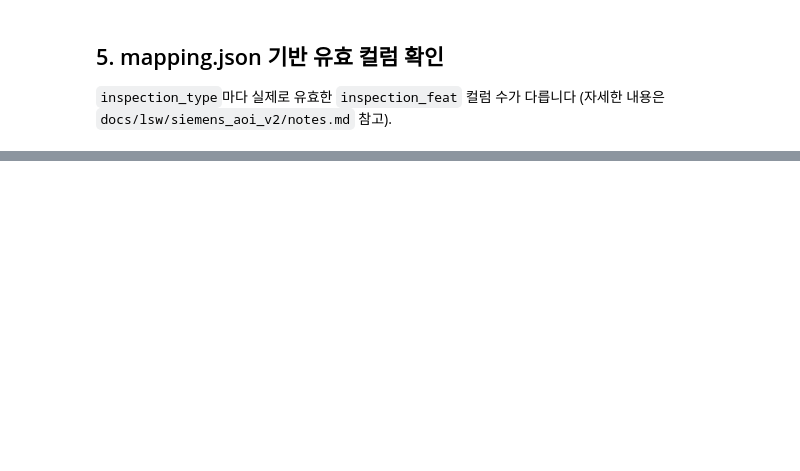
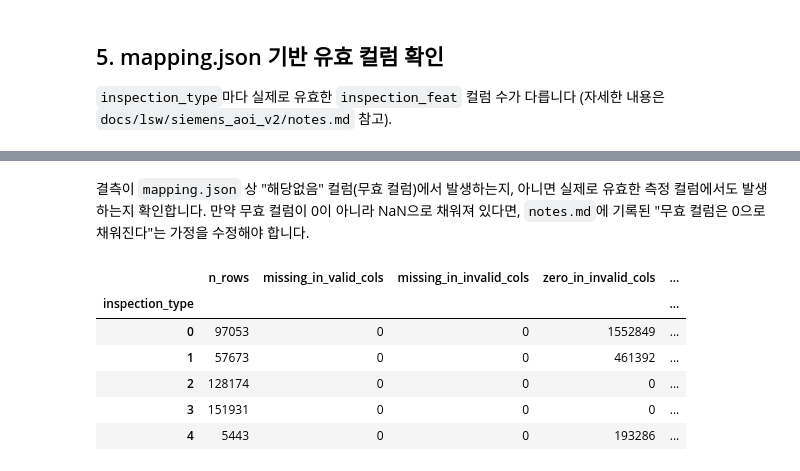
Before and after one commit to hakeee0331/seiemens_aoi_ML_practice, a Jupyter notebook: notebooks/0823_lsw_001_eda.ipynb, the cells around one changed output, grey strips where cells are left out. Drawn from its saved outputs; the diff is of its cells as text; code cells hidden in the pictures; blank space fills up the shorter version.

Commit message:
exp: EDA 노트북 결측치/상수열/중복행/시간커버리지 탐색 추가
mapping.json 기반 상수열, 무효 컬럼 값 패턴, 중복행, 시간 공백을
확인하는 셀을 추가하고 전체 재실행했다. 실험 상태를 완료로 갱신.

```diff
--- a/notebooks/0823_lsw_001_eda.ipynb
+++ b/notebooks/0823_lsw_001_eda.ipynb
@@ -55,0 +91,12 @@ for inspection_type, valid_columns in inspection_type_mapping.items():
+# %%
+feat_cols = [c for c in df.columns if c.startswith("inspection_feat")]
+
+constant_cols_by_type = {}
+for inspection_type, valid_columns in inspection_type_mapping.items():
+    subset = df.loc[df["inspection_type"] == int(inspection_type), valid_columns]
+    nunique = subset.nunique()
+    constant_cols = nunique[nunique <= 1].index.tolist()
+    constant_cols_by_type[inspection_type] = constant_cols
+    print(f"inspection_type {inspection_type}: 유효 컬럼 {len(valid_columns)}개 중 상수열 {len(constant_cols)}개")
+
+constant_cols_by_type
@@ -55,0 +171,30 @@ for inspection_type, valid_columns in inspection_type_mapping.items():
+# %% [markdown]
+결측이 `mapping.json` 상 "해당없음" 컬럼(무효 컬럼)에서 발생하는지, 아니면 실제로 유효한 측정 컬럼에서도 발생하는지 확인합니다. 만약 무효 컬럼이 0이 아니라 NaN으로 채워져 있다면, `notes.md`에 기록된 "무효 컬럼은 0으로 채워진다"는 가정을 수정해야 합니다.
+# %%
+missing_location = []
+for inspection_type, valid_columns in inspection_type_mapping.items():
+    rows = df[df["inspection_type"] == int(inspection_type)]
+    invalid_columns = [c for c in feat_cols if c not in valid_columns]
+
+    missing_in_valid = rows[valid_columns].isna().sum().sum()
+    missing_in_invalid = rows[invalid_columns].isna().sum().sum()
+    zero_in_invalid = (rows[invalid_columns] == 0).sum().sum()
+
+    missing_location.append({
+        "inspection_type": inspection_type,
+        "n_rows": len(rows),
+        "missing_in_valid_cols": missing_in_valid,
+        "missing_in_invalid_cols": missing_in_invalid,
+        "zero_in_invalid_cols": zero_in_invalid,
+        "invalid_cells_total": len(rows) * len(invalid_columns),
+    })
+
+pd.DataFrame(missing_location).set_index("inspection_type")
+# %% [output]
+|  | n_rows | missing_in_valid_cols | missing_in_invalid_cols | zero_in_invalid_cols | ... |
+| inspection_type |  |  |  |  | ... |
+| 0 | 97053 | 0 | 0 | 1552849 | ... |
+| 1 | 57673 | 0 | 0 | 461392 | ... |
+| 2 | 128174 | 0 | 0 | 0 | ... |
+| 3 | 151931 | 0 | 0 | 0 | ... |
+| 4 | 5443 | 0 | 0 | 193286 | ... |
```
Also changed, not shown: parts of 20 cells of this notebook, 2 other files.
